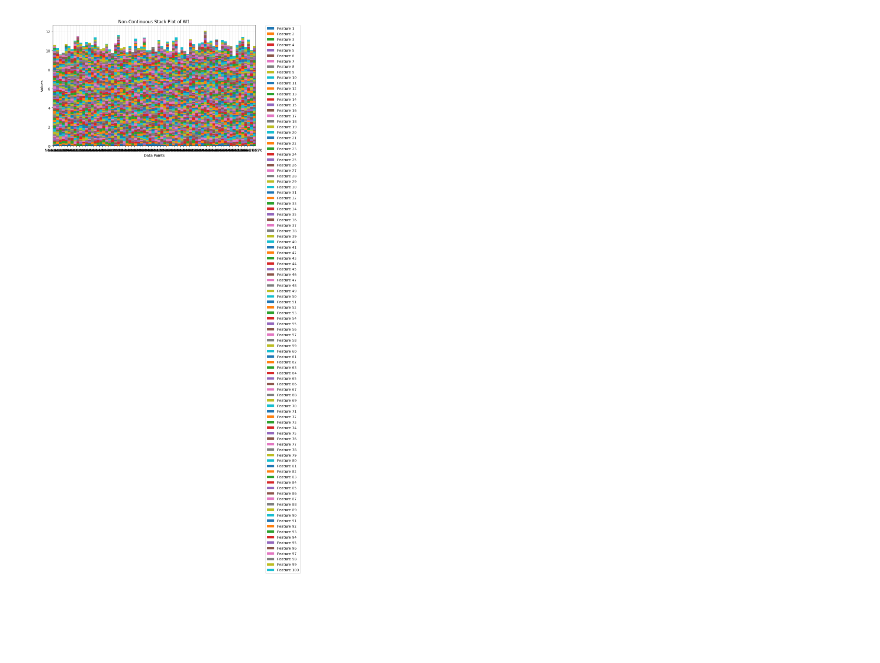
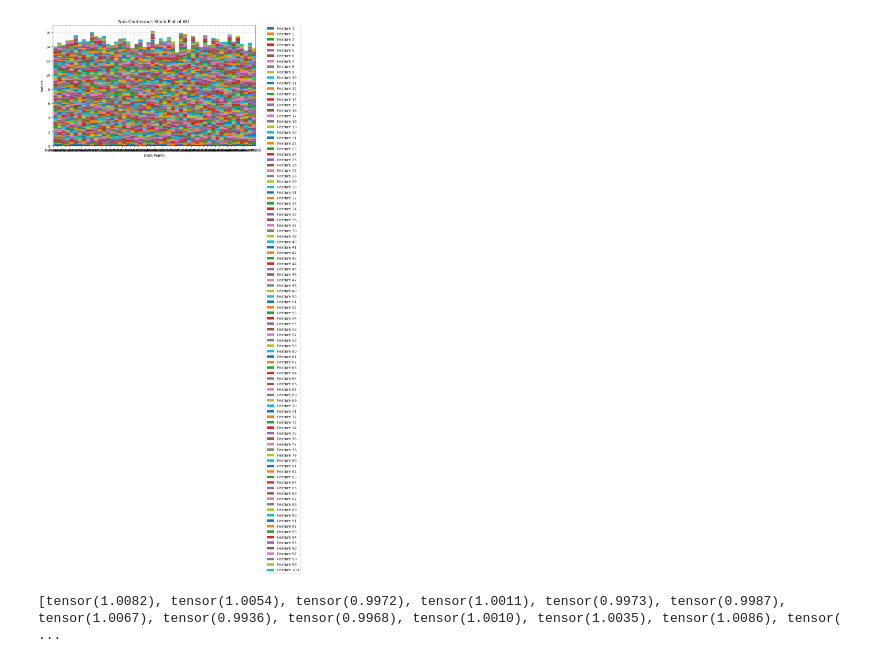
Before and after one commit to Stefan-Heimersheim/toy-model-of-computation-in-superposition, a Jupyter notebook: lucius_toy_model.ipynb, the cells around one changed output. Cells and saved outputs as stored; diff of their text form; code cells hidden in the pictures; blank space fills up the shorter version.

```diff
--- a/lucius_toy_model.ipynb
+++ b/lucius_toy_model.ipynb
@@ -135,6 +168,6 @@ class Lucius(nn.Module):
 # %%
 n_instances=1
 n_feat = 100
-n_hidden = 70
+n_hidden = 50
 
 config = CisConfig(n_instances=n_instances, n_feat=n_feat, n_hidden=n_hidden)
@@ -215,4 +213,4 @@ print(np.mean(losses_sep))
 # %%
-plot_polysemanticity(model.W1.detach().squeeze())
+plot_polysemanticity(model.W1.detach().squeeze(), transpose=False)
 # %% [output]
-[figure, old version]
+[figure, new version]
@@ -218,0 +220,7 @@ plot_polysemanticity(model.W1.detach().squeeze())
+# %%
+positives = [sum([W1[j,i]*W2[i][j] for i in range(n_hidden) if W2[i][j] > 0]) for j in range(n_feat)]
+negatives = [sum([W1[j,i]*W2[i][j] for i in range(n_hidden) if W2[i][j] < 0]) for j in range(n_feat)]
+sums = [positives[i] + negatives[i] for i in range(n_feat)]
+print(sums)
+# %% [output]
+[tensor(1.0082), tensor(1.0054), tensor(0.9972), tensor(1.0011), tensor(0.9973), tensor(0.9987), tensor(1.0067), tensor(0.9936), tensor(0.9968), tensor(1.0010), tensor(1.0035), tensor(1.0086), tensor( ...
```
Also changed, not shown: parts of 15 cells of this notebook.
